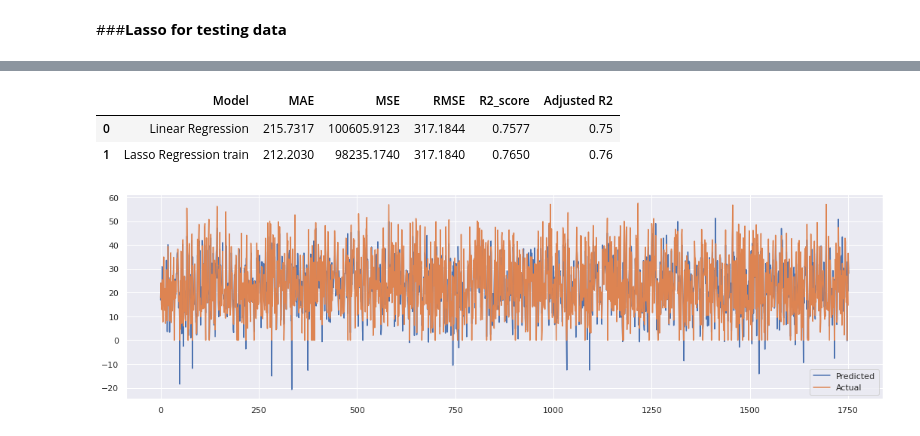
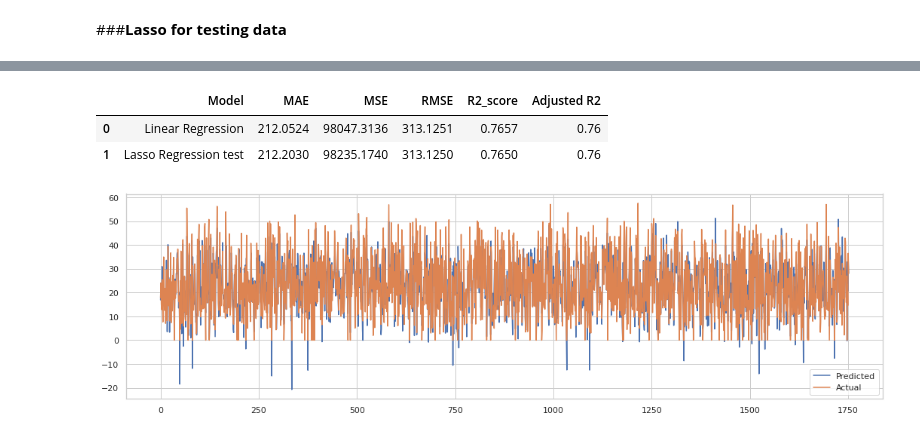
Before and after one commit to 007jayesh/Bike-Sharing-Demand-Prediction, a Jupyter notebook: Bike_Sharing_Demand_Prediction_Capstone_Project.ipynb, the cells around one changed output, grey strips where cells are left out. Saved outputs shown, nothing was run; the diff lists cells and outputs as text; code cells hidden in the pictures.

Commit message:
Linear, Ridge, Lasso and Elastic Net completed

```diff
--- a/Bike_Sharing_Demand_Prediction_Capstone_Project.ipynb
+++ b/Bike_Sharing_Demand_Prediction_Capstone_Project.ipynb
@@ -864,19 +930,19 @@ R2 : 0.7652810698841999
 Adjusted R2 : 0.7579547428546726
 # %%
 # Storing the metrics of test set in a dataframe
-test_dict = {'Model': 'Lasso Regression train',
+test_dict = {'Model': 'Lasso Regression test',
               'MAE': round((MAE_lasso), 3),
               'MSE':round((MSE_lasso),3),
               'RMSE':round((RMSE_lasso),3),
               'R2_score':round((r2_lasso),3),
               'Adjusted R2':round((Adjusted_R2_lasso ),2)
               }
 test_results = test_results.append(test_dict, ignore_index = True)
 test_results
 # %% [output]
 |  | Model | MAE | MSE | RMSE | R2_score | Adjusted R2 |
-| 0 | Linear Regression | 215.7317 | 100605.9123 | 317.1844 | 0.7577 | 0.75 |
-| 1 | Lasso Regression train | 212.2030 | 98235.1740 | 317.1840 | 0.7650 | 0.76 |
+| 0 | Linear Regression | 212.0524 | 98047.3136 | 313.1251 | 0.7657 | 0.76 |
+| 1 | Lasso Regression test | 212.2030 | 98235.1740 | 313.1250 | 0.7650 | 0.76 |
 # %%
 # Plotting the actual and predicted values for lasso regression
 plt.figure(figsize=(18,5))
```
Also changed, not shown: parts of 63 cells of this notebook.
